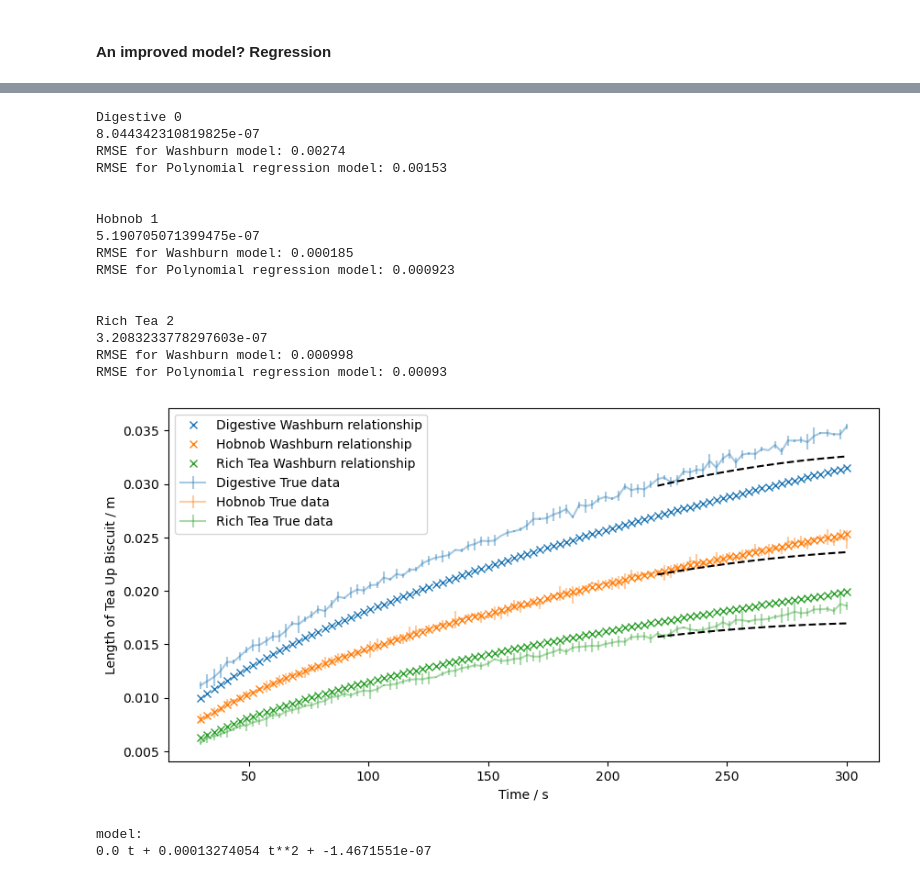
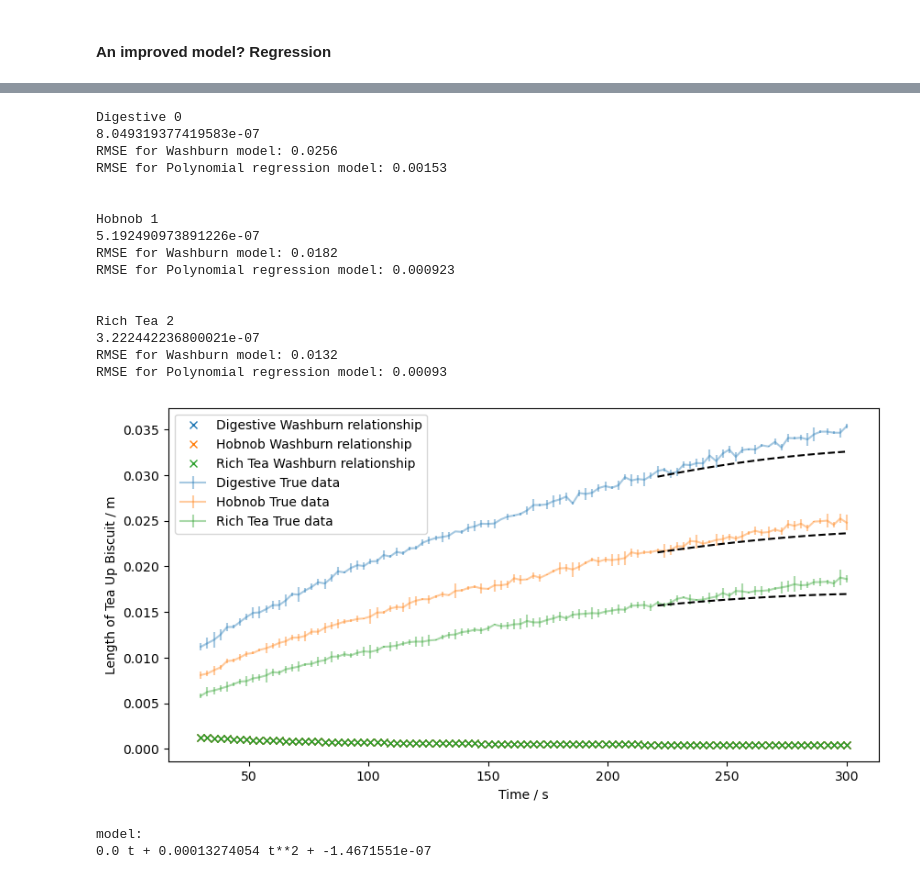
Before and after one commit to M4ffff/ML_biscuit_analysis, a Jupyter notebook: initial.ipynb, the cells around one changed output, grey strips where cells are left out. Saved outputs shown, nothing was run; the diff lists cells and outputs as text; code cells hidden in the pictures.

```diff
--- a/initial.ipynb
+++ b/initial.ipynb
@@ -640,10 +603,36 @@ def calc_prob_in_distribution(mean, std, value):
+# %%
+def calc_num_stds(mean, std, pymc_r):
+    """
+    Calculate number of standard deviations a given value is from the mean of a normal distribution
+
+    Args:
+        mean (float): Mean of normal distribution
+        std (float): Std of normal distribution
+        value (float): Value to have probability calculated
+    Returns:
+        number_stds (float): number of standard deviations a given value is from the mean
+    """
+
+    number_stds = abs( pymc_r - mean) /std
+
+    return number_stds
 # %%
 for biscuit in biscuits:
     print(biscuit)
-    biscuit_dict = distributions[biscuit]
-    calc_prob_in_distribution(biscuit_dict['mean'], biscuit_dict['std'], biscuit_dict['pymc_r'])
 
-    num_stds = abs( biscuit_dict['pymc_r'] - biscuit_dict['mean'] ) / biscuit_dict['std']
-    print(f"Number of stds from mean: {num_stds}")
+    biscuit_dict = biscuit_summaries[biscuit]
+
+    mean = biscuit_dict['mean']
+    std = biscuit_dict['std']
+    pymc_r = biscuit_dict['pymc_r']
+
+
+    # Calculate probability of this radius occuring
+    percentage_prob = calc_prob_in_distribution(mean, std, pymc_r)
+    print(f"probability of this value or more extreme occuring: {percentage_prob:.2f} %")
+
+    # Calculate number of standard devisations of value from mean
+    num_stds = calc_num_stds(mean, std, pymc_r)
+    print(f"Number of stds from mean: {num_stds:.3}")
 # %% [output]
 Digestive
@@ -666,14 +659,13 @@ from sklearn.metrics import mean_squared_error
 
 fig, ax = plt.subplots(figsize=(10,5))
 
-tr_list = [3,1,2]
 poly = PolynomialFeatures(degree=2, include_bias=False)
 model = LinearRegression()
 
 for i, biscuit in enumerate(biscuits):
-    print(f"{biscuit} {i}")
+    print(f"{biscuit}")
 
-    biscuit_dict = distributions[biscuit]
+    biscuit_dict = biscuit_summaries[biscuit]
     print(biscuit_dict['mean'])
 
 
@@ -694,7 +686,7 @@ for i, biscuit in enumerate(biscuits):
 
     y_test = test['L'].values
 
-    washburn_data_rfc = washburn(6.78e-2, biscuit_dict['mean'], data["t"], 1.45, 9.93e-4 )
+    washburn_data_rfc = washburn(gamma, phi, eta, biscuit_dict['mean'], data["t"] )
     ax.errorbar(x,y,dy,label=f"{biscuit} True data", alpha=0.4, color=f"C{i}")
     ax.plot(data['t'], model.predict(X_test_), linestyle='--', marker='', c='black', zorder=4)
     # ax.scatter(test['t'], y_test)
@@ -746,7 +738,7 @@ model = LinearRegression()
 for i, biscuit in enumerate(biscuits):
     print(f"{biscuit} {i}")
 
-    biscuit_dict = distributions[biscuit]
+    biscuit_dict = biscuit_summaries[biscuit]
     print(biscuit_dict['mean'])
 
 
@@ -767,43 +759,43 @@ for i, biscuit in enumerate(biscuits):
 
     y_test = test['L'].values
 
-    washburn_data_rfc = washburn(6.78e-2, biscuit_dict['mean'], data["t"], 1.45, 9.93e-4 )
+    washburn_data_rfc = washburn(6.78e-2, 1.45, 9.93e-4, biscuit_dict['mean'], data["t"] )
     ax.errorbar(x,y,dy,label=f"{biscuit} True data", alpha=0.4, color=f"C{i}")
     ax.plot(test['t'], model.predict(X_test_), linestyle='--', marker='', c='black', zorder=4)
     # ax.scatter(test['t'], y_test)
 
     ax.plot(data["t"], washburn_data_rfc, marker='x', linestyle="", color=f"C{i}", zorder=3, label=f'{biscuit} Washburn relationship')
 
     mse_wash = np.sqrt(mean_squared_error(y , washburn_data_rfc))
     mse_reg =  np.sqrt(mean_squared_error(y_test , model.predict(X_test_)))
 
     print(f"RMSE for Washburn model: {mse_wash:.3}")
     print(f"RMSE for Polynomial regression model: {mse_reg:.3}")
     print(f"\n")
 
 
 ax.set_xlabel("Time / s")
 ax.set_ylabel("Length of Tea Up Biscuit / m")
 ax.legend()
 plt.show()
 # %% [output]
 Digestive 0
-8.044342310819825e-07
-RMSE for Washburn model: 0.00274
+8.049319377419583e-07
+RMSE for Washburn model: 0.0256
 RMSE for Polynomial regression model: 0.00153
 
 
 Hobnob 1
-5.190705071399475e-07
-RMSE for Washburn model: 0.000185
+5.192490973891226e-07
+RMSE for Washburn model: 0.0182
 RMSE for Polynomial regression model: 0.000923
 
 
 Rich Tea 2
-3.2083233778297603e-07
-RMSE for Washburn model: 0.000998
+3.222442236800021e-07
+RMSE for Washburn model: 0.0132
 RMSE for Polynomial regression model: 0.00093
-[figure, old version]
+[figure, new version]
 # %%
 tr_combined = pd.concat([tr_1, tr_2, tr_3])
 # %%
```
Also changed, not shown: parts of 61 cells of this notebook.
